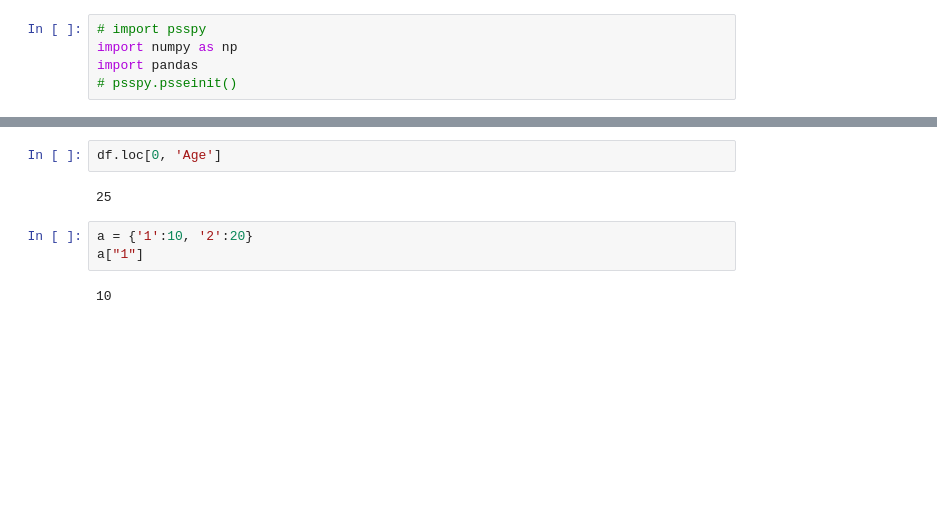
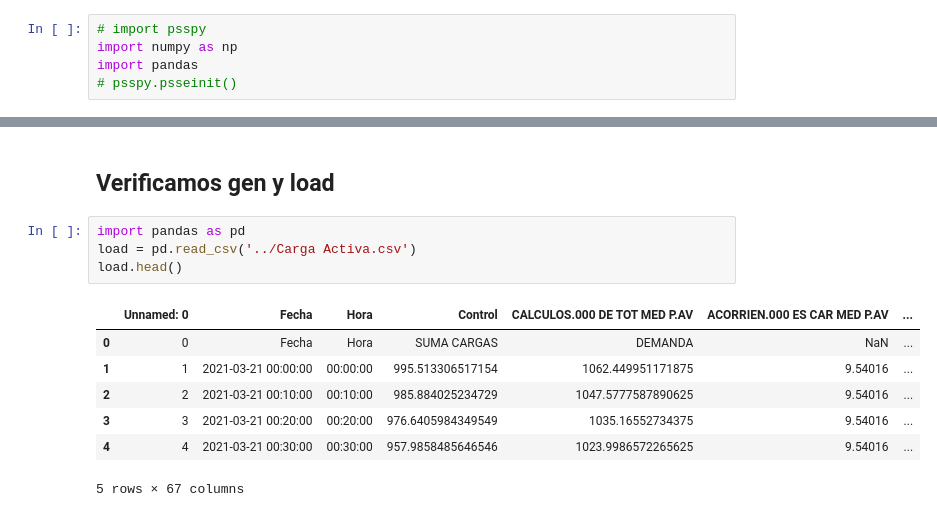
Before and after one commit to NachoBoe/GNN4OPF, a Jupyter notebook: psse_scripts/psse.ipynb, the cells around one changed output, grey strips where cells are left out. Saved outputs shown, nothing was run; the diff lists cells and outputs as text; blank space fills up the shorter version.

```diff
--- a/psse_scripts/psse.ipynb
+++ b/psse_scripts/psse.ipynb
@@ -58,12 +58,17 @@ for index in range(cant_datos):
 
     # Save data in  npy file
     break
-# %%
-df.loc[0, 'Age']
-# %% [output]
-25
-# %%
-a = {'1':10, '2':20}
-a["1"]
-# %% [output]
-10
+# %% [markdown]
+## Verificamos gen y load
+# %%
+import pandas as pd
+load = pd.read_csv('../Carga Activa.csv')
+load.head()
+# %% [output]
+|  | Unnamed: 0 | Fecha | Hora | Control | CALCULOS.000 DE TOT MED P.AV | ACORRIEN.000 ES CAR MED P.AV | ... |
+| 0 | 0 | Fecha | Hora | SUMA CARGAS | DEMANDA | NaN | ... |
+| 1 | 1 | 2021-03-21 00:00:00 | 00:00:00 | 995.513306517154 | 1062.449951171875 | 9.54016 | ... |
+| 2 | 2 | 2021-03-21 00:10:00 | 00:10:00 | 985.884025234729 | 1047.5777587890625 | 9.54016 | ... |
+| 3 | 3 | 2021-03-21 00:20:00 | 00:20:00 | 976.6405984349549 | 1035.16552734375 | 9.54016 | ... |
+| 4 | 4 | 2021-03-21 00:30:00 | 00:30:00 | 957.9858485646546 | 1023.9986572265625 | 9.54016 | ... |
+5 rows × 67 columns
```
Also changed, not shown: parts of 14 cells of this notebook, 6 other files.
